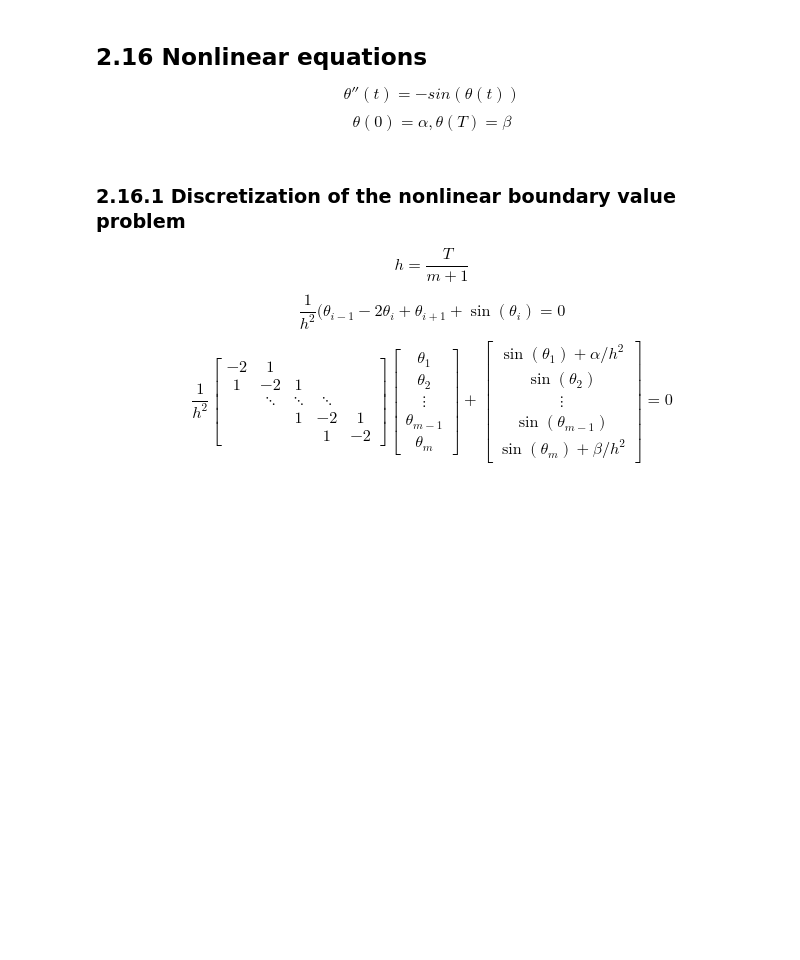
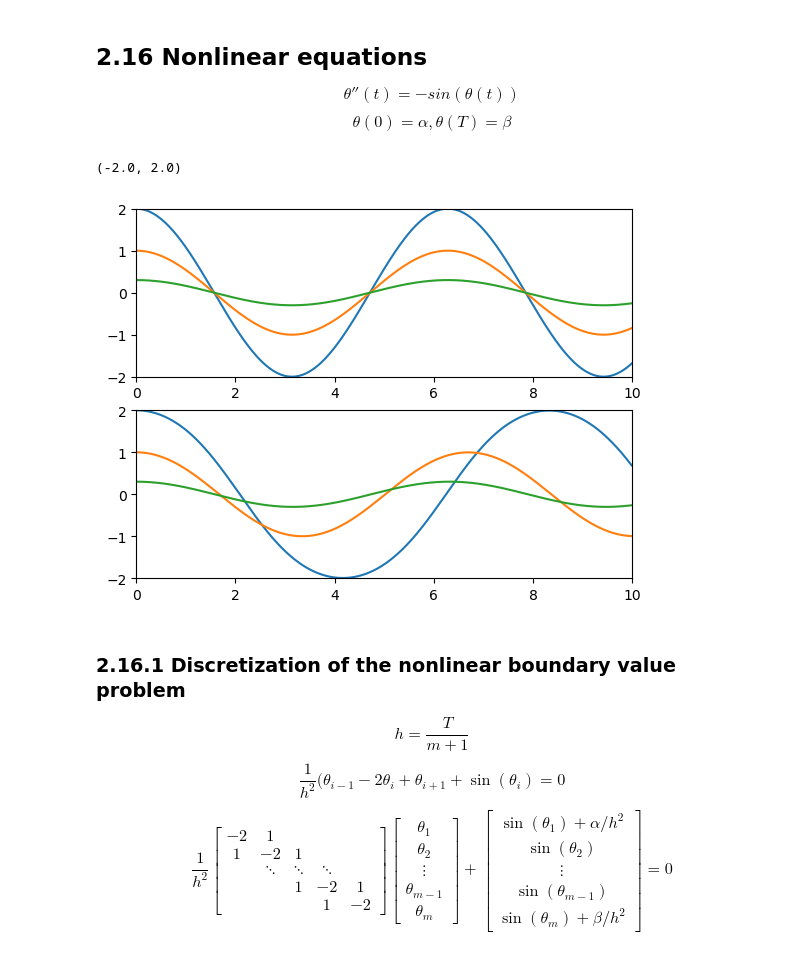
Before and after one commit to qgdr/Finite-Difference-Methods, a Jupyter notebook: I Boundary Value Problems and Iterative Methods/02 Steady States/note.ipynb, the cells around one changed output. Drawn from its saved outputs; the diff is of its cells as text; code cells hidden in the pictures; blank space fills up the shorter version.

```diff
--- a/I Boundary Value Problems and Iterative Methods/02 Steady States/note.ipynb
+++ b/I Boundary Value Problems and Iterative Methods/02 Steady States/note.ipynb
@@ -279,6 +279,40 @@ $$
 \theta''(t)=-sin(\theta(t))
 $$
 $$ \theta(0)=\alpha, \theta(T)=\beta $$
+# %%
+import scipy.integrate as integrate
+
+def ode1(t, y):
+    dy = np.array([
+        y[1], -y[0]
+    ])
+    return dy
+
+def ode2(t, y):
+    dy = np.array([
+        y[1], -np.sin(y[0])
+    ])
+    return dy
+
+T = 10
+Y0 = [[2, 0], [1, 0], [0.3, 0]]
+t_eval = np.arange(0, T, 0.01)
+
+plt.subplot(211)
+for y0 in Y0:
+    solution = integrate.solve_ivp(ode1, (0,T), y0=y0, t_eval=t_eval)
+    plt.plot(solution.t, solution.y[0])
+plt.xlim([0, T])
+plt.ylim([-2, 2])
+plt.subplot(212)
+for y0 in Y0:
+    solution = integrate.solve_ivp(ode2, (0,T), y0=y0, t_eval=t_eval)
+    plt.plot(solution.t, solution.y[0])
+plt.xlim([0, T])
+plt.ylim([-2, 2])
+# %% [output]
+(-2.0, 2.0)
+[figure, added]
 # %% [markdown]
 ### 2.16.1 Discretization of the nonlinear boundary value problem
 
```
Also changed, not shown: parts of 4 cells of this notebook.
